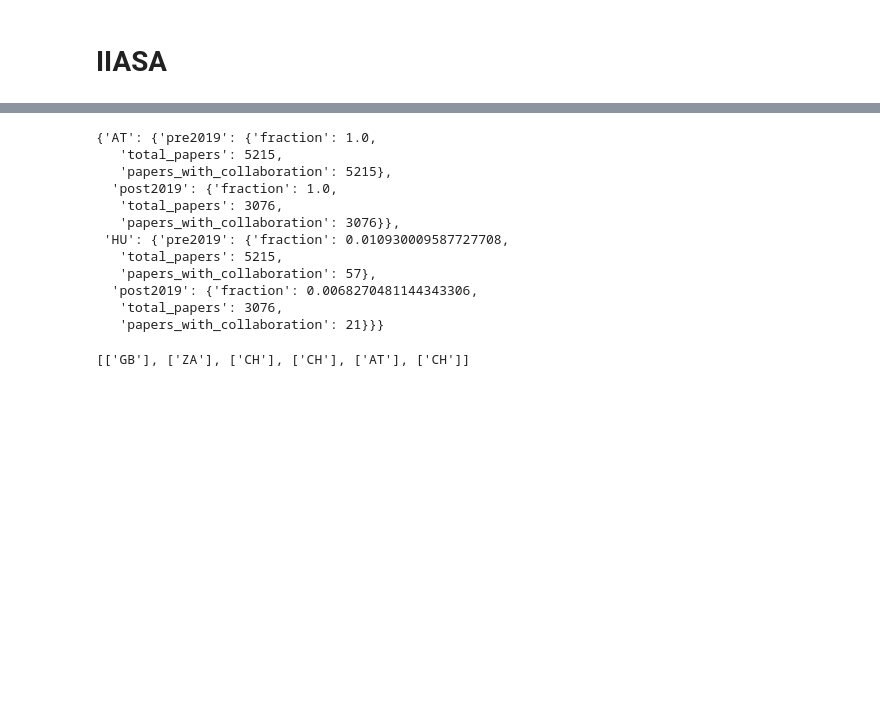
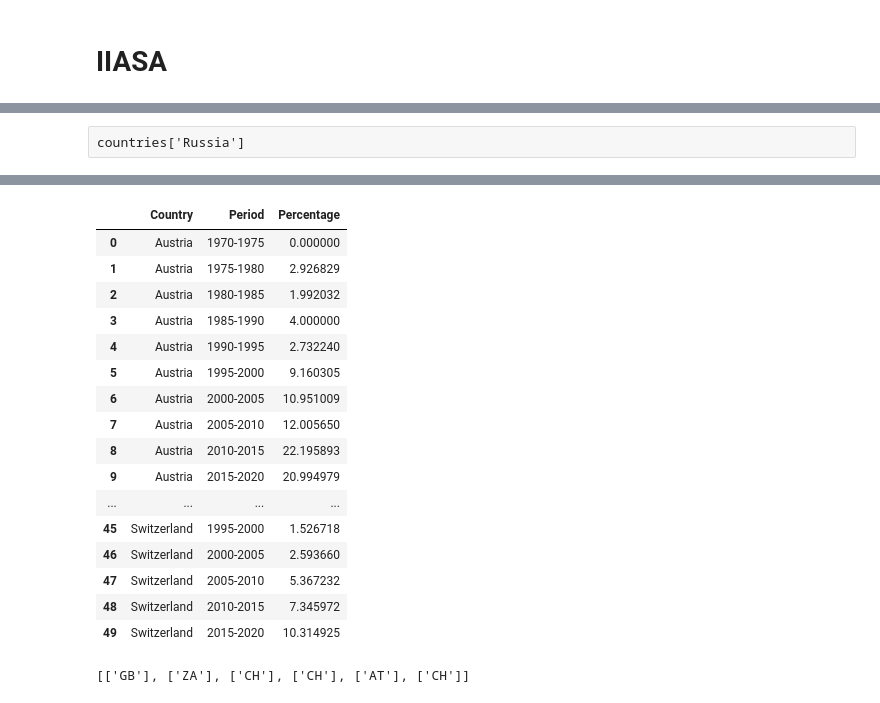
Before and after one commit to chowdhary-sandeep/sciscicareers, a Jupyter notebook: CEU_dataanalysis.ipynb, the cells around one changed output, grey strips where cells are left out. Cells and saved outputs as stored; diff of their text form; code cells hidden in the pictures; blank space fills up the shorter version.

```diff
--- a/CEU_dataanalysis.ipynb
+++ b/CEU_dataanalysis.ipynb
@@ -301,0 +310,7 @@ with open(path_career+'works_IIASA.pkl', 'rb') as f:
+# %%
+import pycountry
+countries = {}
+code_to_country={}
+for country in pycountry.countries:
+    countries[country.name] = country.alpha_2
+    code_to_country[country.alpha_2]=country.name
@@ -302,11 +337,15 @@ with open(path_career+'works_IIASA.pkl', 'rb') as f:
+# %% [raw]
+countries['Russia']
 # %%
 pubyears, institutions, countries = extract_paper_details(works_IIASA)
 InstiInFocus='International Institute for Applied Systems Analysis'.lower()
 
 dict_stats={}
-for country_code in ['AT','HU','US']:
+for country_code in ['AT','US','FR','BE','CH']:
     fractions, team_sizes, stats = calculate_collaboration_stats(pubyears, institutions, countries, country_code,InstiInFocus)
-    dict_stats[country_code]=stats
+#     dict_stats[country_code]=stats
+    dict_stats[code_to_country[country_code]]=stats
+
 
 
 # Data
@@ -335,29 +374,35 @@ spec = gridspec.GridSpec(ncols=1, nrows=1, width_ratios=[1], wspace=wspace_, hsp
 
 # Figure
 ax = fig.add_subplot(spec[0])
-ax = sns.barplot(x='Period', y='Percentage', hue='Country', data=df)
+ax = sns.barplot(x='Period', y='Percentage', hue='Country', data=df,palette='Pastel1')
 plt.xlabel('Period', fontsize=ff)
-plt.ylabel("% CEU papers with ≥1 collaborator \nfrom the country", fontsize=ff)
+plt.ylabel("% of IIASA publications with a \ncollaborator from the country", fontsize=ff)
 plt.title("CEU's Integration in Austrian and Hungarian Research \n(Pre/Post 2019 Move)", fontsize=ff)
 plt.ylim(0, max(df['Percentage']) + 5)
 sns.despine(offset=10, trim=True)
+plt.legend(bbox_to_anchor=[1,1],fontsize=12)
 
 # Show the plot
 plt.show()
 # %% [output]
 [drawing not drawn]
 # %%
-dict_stats
+df
 # %% [output]
-{'AT': {'pre2019': {'fraction': 1.0,
-   'total_papers': 5215,
-   'papers_with_collaboration': 5215},
-  'post2019': {'fraction': 1.0,
-   'total_papers': 3076,
-   'papers_with_collaboration': 3076}},
- 'HU': {'pre2019': {'fraction': 0.010930009587727708,
-   'total_papers': 5215,
-   'papers_with_collaboration': 57},
-  'post2019': {'fraction': 0.0068270481144343306,
-   'total_papers': 3076,
-   'papers_with_collaboration': 21}}}
+|  | Country | Period | Percentage |
+| 0 | Austria | 1970-1975 | 0.000000 |
+| 1 | Austria | 1975-1980 | 2.926829 |
+| 2 | Austria | 1980-1985 | 1.992032 |
+| 3 | Austria | 1985-1990 | 4.000000 |
+| 4 | Austria | 1990-1995 | 2.732240 |
+| 5 | Austria | 1995-2000 | 9.160305 |
+| 6 | Austria | 2000-2005 | 10.951009 |
+| 7 | Austria | 2005-2010 | 12.005650 |
+| 8 | Austria | 2010-2015 | 22.195893 |
+| 9 | Austria | 2015-2020 | 20.994979 |
+| ... | ... | ... | ... |
+| 45 | Switzerland | 1995-2000 | 1.526718 |
+| 46 | Switzerland | 2000-2005 | 2.593660 |
+| 47 | Switzerland | 2005-2010 | 5.367232 |
+| 48 | Switzerland | 2010-2015 | 7.345972 |
+| 49 | Switzerland | 2015-2020 | 10.314925 |
```
Also changed, not shown: parts of 5 cells of this notebook, 44 other files.
